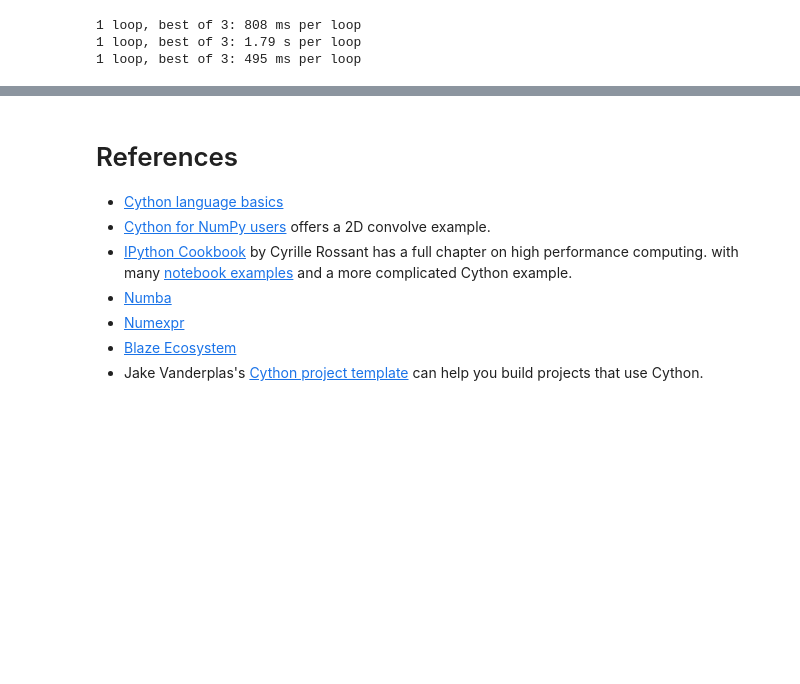
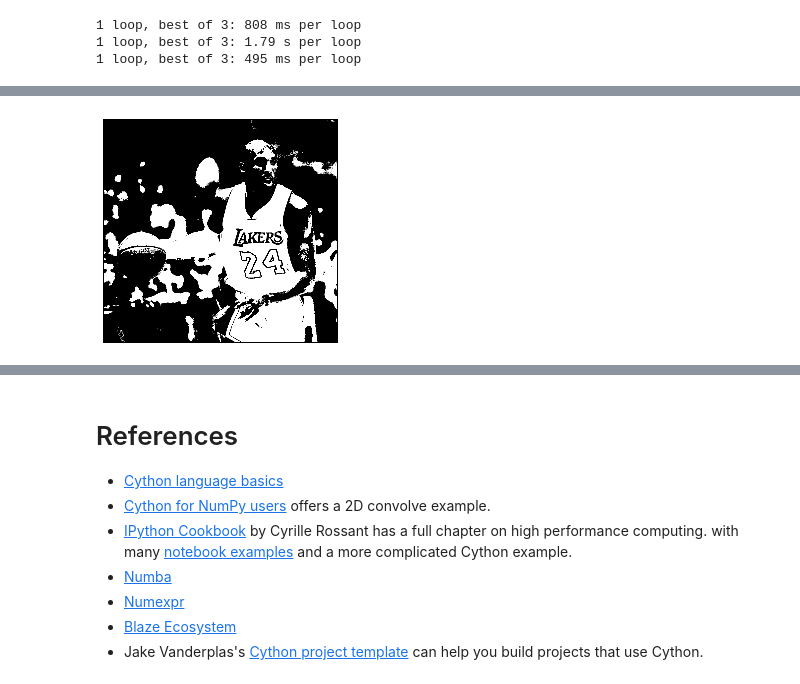
Before and after one commit to yoavram/Py4Eng, a Jupyter notebook: sessions/cython.ipynb, the cells around one changed output, grey strips where cells are left out. Cells and saved outputs as stored; diff of their text form; code cells hidden in the pictures; blank space fills up the shorter version.

```diff
--- a/sessions/cython.ipynb
+++ b/sessions/cython.ipynb
@@ -455,0 +510,24 @@ display_image(generic_filter(horse, cmax, size=(10, 10), extra_arguments=(9,)))
+# %%
+%%cython
+import numpy as np
+cimport cython
+
+@cython.boundscheck(False)
+cdef void _segment2(double[:,:] image, unsigned int n, unsigned int m, double threshold, double[:,:] output):
+    cdef unsigned int i, j
+    for i in range(n):
+        for j in range(m):
+            if image[i, j] > threshold:
+                output[i, j] = 255
+            else:
+                output[i, j] = 0
+
+def segment_cy2(image, threshold):
+    output = np.zeros_like(image)
+    n, m = image.shape
+    _segment2(image, n , m, threshold, output)
+    return output
+# %%
+display_image(segment_cy2(image, 100))
+# %% [output]
+[figure, added]
```
Also changed, not shown: parts of 22 cells of this notebook, 1 other file.
